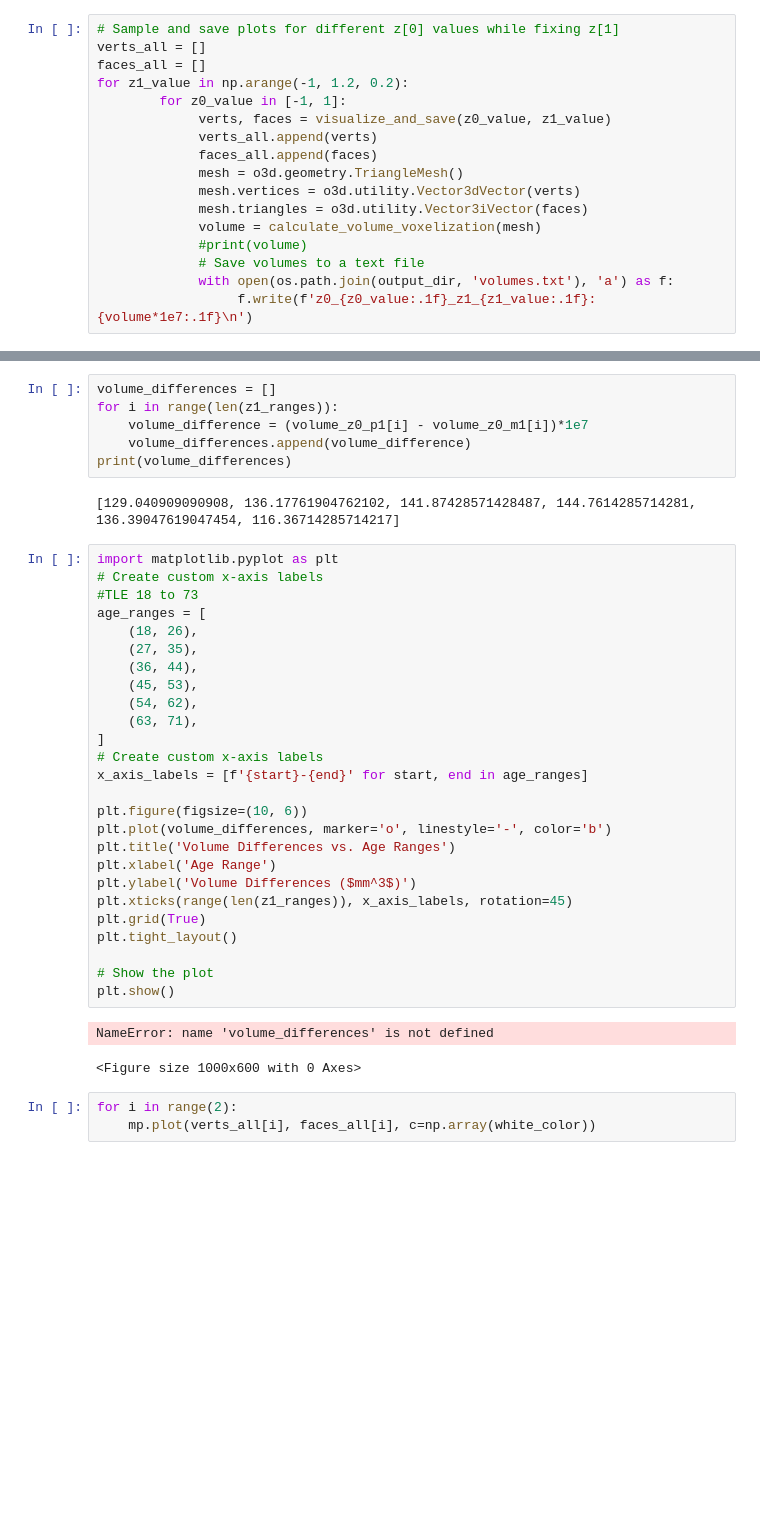
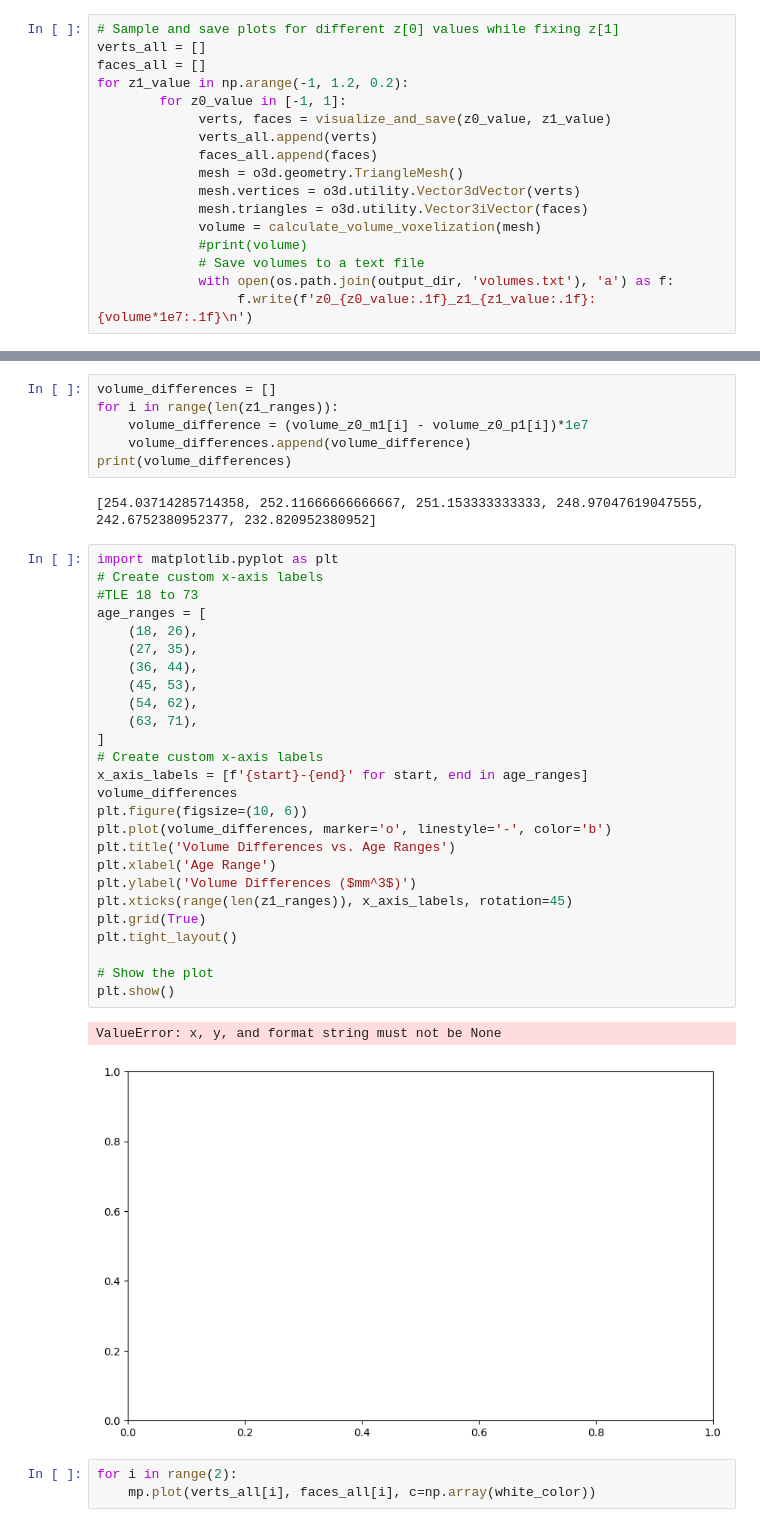
Before and after one commit to Jakaria08/Explaining_Shape_Variability, a Jupyter notebook: src/DeepLearning/compute_canada/guided_vae/reconstruction/test.ipynb, the cells around one changed output, grey strips where cells are left out. Drawn from its saved outputs; the diff is of its cells as text; blank space fills up the shorter version.

```diff
--- a/src/DeepLearning/compute_canada/guided_vae/reconstruction/test.ipynb
+++ b/src/DeepLearning/compute_canada/guided_vae/reconstruction/test.ipynb
@@ -315,40 +311,40 @@ z0_1.0_z1_range_0.20_0.40 (Average Volume): 6043.8
 # %%
 volume_differences = []
 for i in range(len(z1_ranges)):
-    volume_difference = (volume_z0_p1[i] - volume_z0_m1[i])*1e7
+    volume_difference = (volume_z0_m1[i] - volume_z0_p1[i])*1e7
     volume_differences.append(volume_difference)
 print(volume_differences)
 # %% [output]
-[129.040909090908, 136.17761904762102, 141.87428571428487, 144.7614285714281, 136.39047619047454, 116.36714285714217]
+[254.03714285714358, 252.11666666666667, 251.153333333333, 248.97047619047555, 242.6752380952377, 232.820952380952]
 # %%
 import matplotlib.pyplot as plt
 # Create custom x-axis labels
 #TLE 18 to 73
 age_ranges = [
     (18, 26),
     (27, 35),
     (36, 44),
     (45, 53),
     (54, 62),
     (63, 71),
 ]
 # Create custom x-axis labels
 x_axis_labels = [f'{start}-{end}' for start, end in age_ranges]
-
+volume_differences
 plt.figure(figsize=(10, 6))
 plt.plot(volume_differences, marker='o', linestyle='-', color='b')
 plt.title('Volume Differences vs. Age Ranges')
 plt.xlabel('Age Range')
 plt.ylabel('Volume Differences ($mm^3$)')
 plt.xticks(range(len(z1_ranges)), x_axis_labels, rotation=45)
 plt.grid(True)
 plt.tight_layout()
 
 # Show the plot
 plt.show()
 # %% [output]
-NameError: name 'volume_differences' is not defined
+ValueError: x, y, and format string must not be None
-<Figure size 1000x600 with 0 Axes>
+[figure, added]
 # %%
 for i in range(2):
     mp.plot(verts_all[i], faces_all[i], c=np.array(white_color))
```
Also changed, not shown: parts of 4 cells of this notebook, 1 other file.
